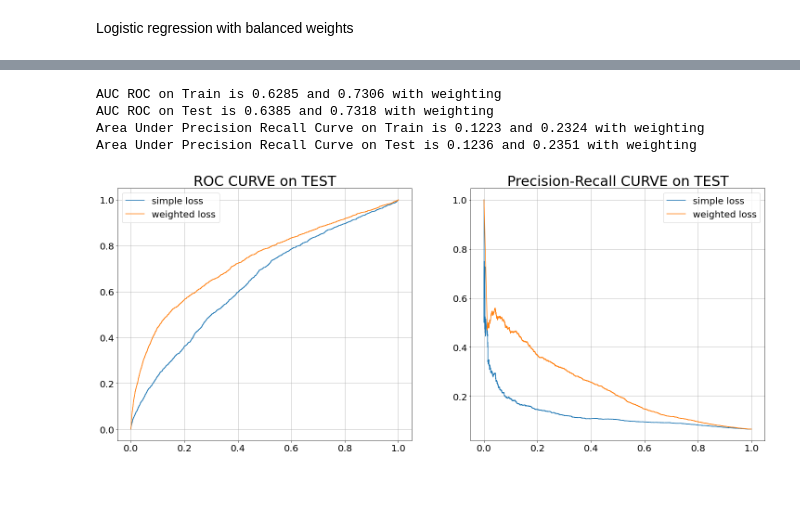
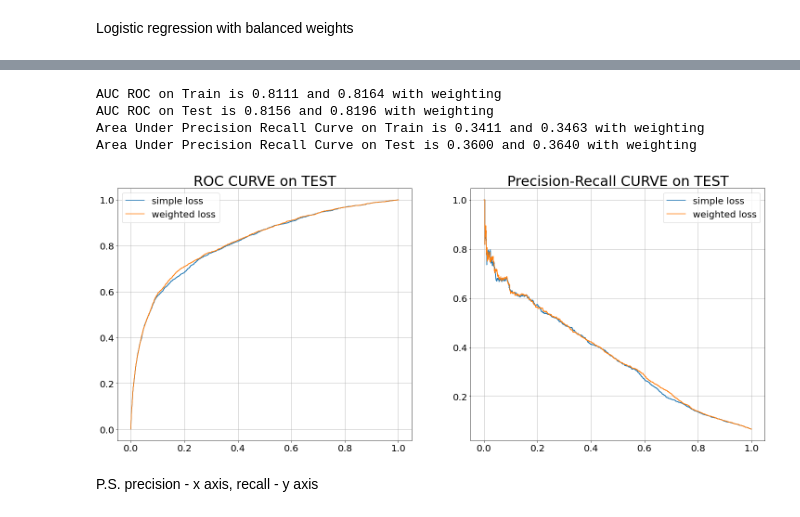
Before and after one commit to Astemir90/Raiff_Group5_CreditScoring, a Jupyter notebook: Project.ipynb, the cells around one changed output, grey strips where cells are left out. Saved outputs shown, nothing was run; the diff lists cells and outputs as text; code cells hidden in the pictures; blank space fills up the shorter version.

```diff
--- a/Project.ipynb
+++ b/Project.ipynb
@@ -212 +314,9 @@ df.drop(columns=['NumberOfTimes90DaysLate',
+# %%
+from sklearn.preprocessing import StandardScaler
+
+ss = StandardScaler()
+ss.fit(X_train)
+
+X_train = pd.DataFrame(ss.transform(X_train), columns=features)
+X_test = pd.DataFrame(ss.transform(X_test), columns=features)
 # %%
@@ -270,59 +362,61 @@ Xtest = ss.transform(Xtest)
 from sklearn.linear_model import LogisticRegression
 
 logit_reg_bal = LogisticRegression(class_weight = 'balanced')
-logit_reg_bal.fit(Xtrain, ytrain)
+logit_reg_bal.fit(X_train, y_train)
 
 logit_reg = LogisticRegression()
-logit_reg.fit(Xtrain, ytrain)
+logit_reg.fit(X_train, y_train)
 
-train_prediction_bal = logit_reg_bal.predict_proba(Xtrain)[:, 1]
-test_prediction_bal = logit_reg_bal.predict_proba(Xtest)[:, 1]
+train_prediction_bal = logit_reg_bal.predict_proba(X_train)[:, 1]
+test_prediction_bal = logit_reg_bal.predict_proba(X_test)[:, 1]
 
-train_prediction = logit_reg.predict_proba(Xtrain)[:, 1]
-test_prediction = logit_reg.predict_proba(Xtest)[:, 1]
+train_prediction = logit_reg.predict_proba(X_train)[:, 1]
+test_prediction = logit_reg.predict_proba(X_test)[:, 1]
 # %%
 from sklearn.metrics import roc_auc_score, roc_curve, precision_recall_curve, auc, average_precision_score
 
-roc_auc_train = roc_auc_score(ytrain, train_prediction)
-roc_auc_train_bal = roc_auc_score(ytrain, train_prediction_bal)
-roc_auc_test = roc_auc_score(ytest, test_prediction)
-roc_auc_test_bal = roc_auc_score(ytest, test_prediction_bal)
+roc_auc_train = roc_auc_score(y_train, train_prediction)
+roc_auc_train_bal = roc_auc_score(y_train, train_prediction_bal)
+roc_auc_test = roc_auc_score(y_test, test_prediction)
+roc_auc_test_bal = roc_auc_score(y_test, test_prediction_bal)
 
 print(f'AUC ROC on Train is {roc_auc_train:.4f} and {roc_auc_train_bal:.4f} with weighting')
 print(f'AUC ROC on Test is {roc_auc_test:.4f} and {roc_auc_test_bal:.4f} with weighting')
 
-prc_auc_train = average_precision_score(ytrain, train_prediction)
-prc_auc_train_bal = average_precision_score(ytrain, train_prediction_bal)
-prc_auc_test = average_precision_score(ytest, test_prediction)
-prc_auc_test_bal = average_precision_score(ytest, test_prediction_bal)
+prc_auc_train = average_precision_score(y_train, train_prediction)
+prc_auc_train_bal = average_precision_score(y_train, train_prediction_bal)
+prc_auc_test = average_precision_score(y_test, test_prediction)
+prc_auc_test_bal = average_precision_score(y_test, test_prediction_bal)
 
 print(f'Area Under Precision Recall Curve on Train is {prc_auc_train:.4f} and {prc_auc_train_bal:.4f} with weighting')
 print(f'Area Under Precision Recall Curve on Test is {prc_auc_test:.4f} and {prc_auc_test_bal:.4f} with weighting')
 
-prc = precision_recall_curve(ytest, test_prediction)
-prc_bal = precision_recall_curve(ytest, test_prediction_bal)
-ac = roc_curve(ytest, test_prediction)
-ac_bal = roc_curve(ytest, test_prediction_bal)
+prc = precision_recall_curve(y_test, test_prediction)
+prc_bal = precision_recall_curve(y_test, test_prediction_bal)
+ac = roc_curve(y_test, test_prediction)
+ac_bal = roc_curve(y_test, test_prediction_bal)
 
 fig, ax = plt.subplots(nrows = 1, ncols = 2, figsize = (25, 10))
 
 ax[0].plot(ac[0], ac[1], label = 'simple loss')
 ax[0].plot(ac_bal[0], ac_bal[1], label = 'weighted loss')
 ax[0].set_title('ROC CURVE on TEST', fontsize = 30)
 
 ax[1].plot(prc[1], prc[0], label = 'simple loss')
 ax[1].plot(prc_bal[1], prc_bal[0], label = 'weighted loss')
 ax[1].set_title('Precision-Recall CURVE on TEST', fontsize = 30)
 
 for i in ax:
     i.tick_params(labelsize = 20)
     i.grid()
     i.legend(fontsize = 20)
 
 plt.show()
 # %% [output]
-AUC ROC on Train is 0.6285 and 0.7306 with weighting
-AUC ROC on Test is 0.6385 and 0.7318 with weighting
-Area Under Precision Recall Curve on Train is 0.1223 and 0.2324 with weighting
-Area Under Precision Recall Curve on Test is 0.1236 and 0.2351 with weighting
+AUC ROC on Train is 0.8111 and 0.8164 with weighting
+AUC ROC on Test is 0.8156 and 0.8196 with weighting
+Area Under Precision Recall Curve on Train is 0.3411 and 0.3463 with weighting
+Area Under Precision Recall Curve on Test is 0.3600 and 0.3640 with weighting
-[figure, old version]
+[figure, new version]
+# %% [markdown]
+P.S. precision - x axis, recall - y axis
```
Also changed, not shown: parts of 79 cells of this notebook.
